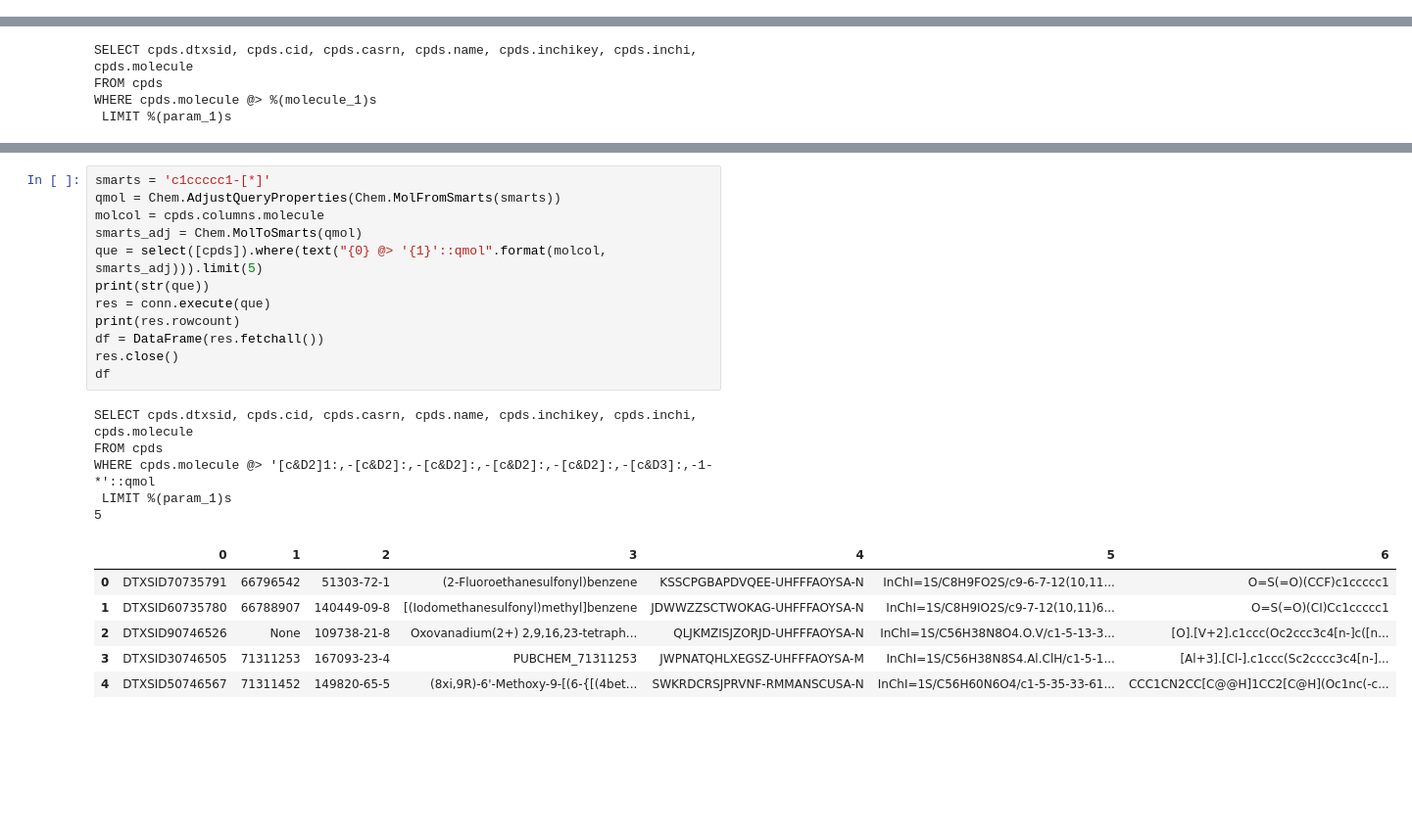
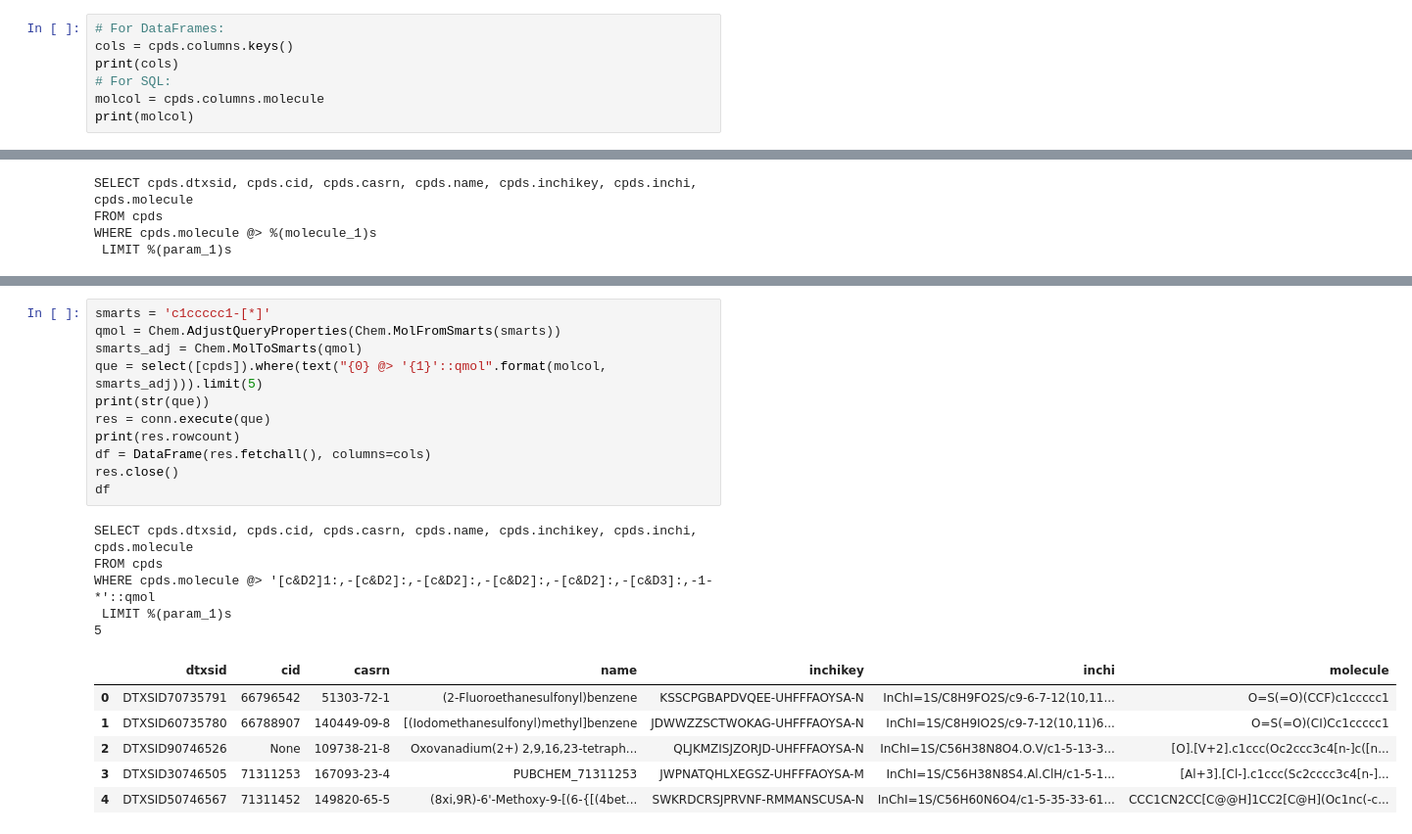
Before and after one commit to akokai/commongroups-archived, a Jupyter notebook: notebooks/sqlalchemy_testing.ipynb, the cells around one changed output, grey strips where cells are left out. Shown at 98% size. Saved outputs shown, nothing was run; the diff lists cells and outputs as text; blank space fills up the shorter version.

```diff
--- a/notebooks/sqlalchemy_testing.ipynb
+++ b/notebooks/sqlalchemy_testing.ipynb
@@ -42,0 +41,7 @@ molecule
+# %%
+# For DataFrames:
+cols = cpds.columns.keys()
+print(cols)
+# For SQL:
+molcol = cpds.columns.molecule
+print(molcol)
@@ -108,22 +119,21 @@ Search for phenyl and adjust query to match only for one substituent.
 # %%
 smarts = 'c1ccccc1-[*]'
 qmol = Chem.AdjustQueryProperties(Chem.MolFromSmarts(smarts))
-molcol = cpds.columns.molecule
 smarts_adj = Chem.MolToSmarts(qmol)
 que = select([cpds]).where(text("{0} @> '{1}'::qmol".format(molcol, smarts_adj))).limit(5)
 print(str(que))
 res = conn.execute(que)
 print(res.rowcount)
-df = DataFrame(res.fetchall())
+df = DataFrame(res.fetchall(), columns=cols)
 res.close()
 df
 # %% [output]
 SELECT cpds.dtxsid, cpds.cid, cpds.casrn, cpds.name, cpds.inchikey, cpds.inchi, cpds.molecule
 FROM cpds
 WHERE cpds.molecule @> '[c&D2]1:,-[c&D2]:,-[c&D2]:,-[c&D2]:,-[c&D2]:,-[c&D3]:,-1-*'::qmol
  LIMIT %(param_1)s
 5
-|  | 0 | 1 | 2 | 3 | 4 | 5 | 6 |
+|  | dtxsid | cid | casrn | name | inchikey | inchi | molecule |
 | 0 | DTXSID70735791 | 66796542 | 51303-72-1 | (2-Fluoroethanesulfonyl)benzene | KSSCPGBAPDVQEE-UHFFFAOYSA-N | InChI=1S/C8H9FO2S/c9-6-7-12(10,11... | O=S(=O)(CCF)c1ccccc1 |
 | 1 | DTXSID60735780 | 66788907 | 140449-09-8 | [(Iodomethanesulfonyl)methyl]benzene | JDWWZZSCTWOKAG-UHFFFAOYSA-N | InChI=1S/C8H9IO2S/c9-7-12(10,11)6... | O=S(=O)(CI)Cc1ccccc1 |
 | 2 | DTXSID90746526 | None | 109738-21-8 | Oxovanadium(2+) 2,9,16,23-tetraph... | QLJKMZISJZORJD-UHFFFAOYSA-N | InChI=1S/C56H38N8O4.O.V/c1-5-13-3... | [O].[V+2].c1ccc(Oc2ccc3c4[n-]c([n... |
```
Also changed, not shown: parts of 16 cells of this notebook.
